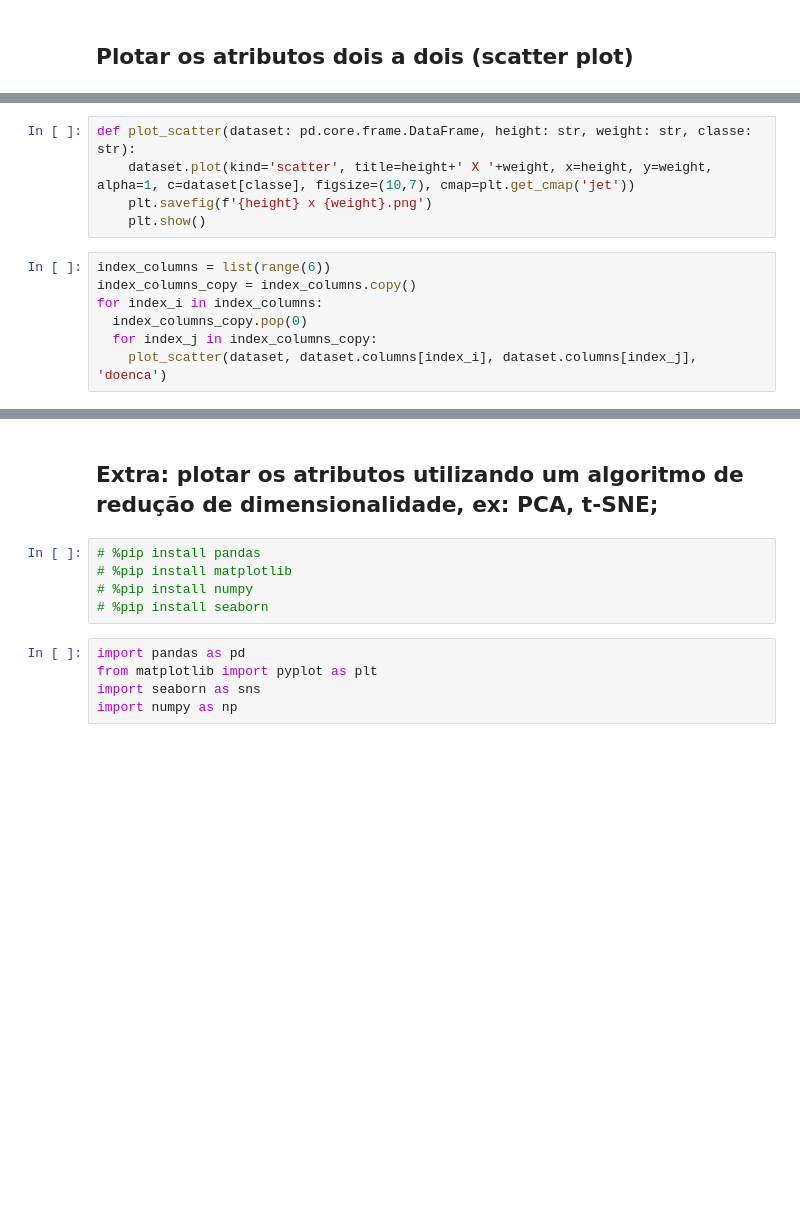
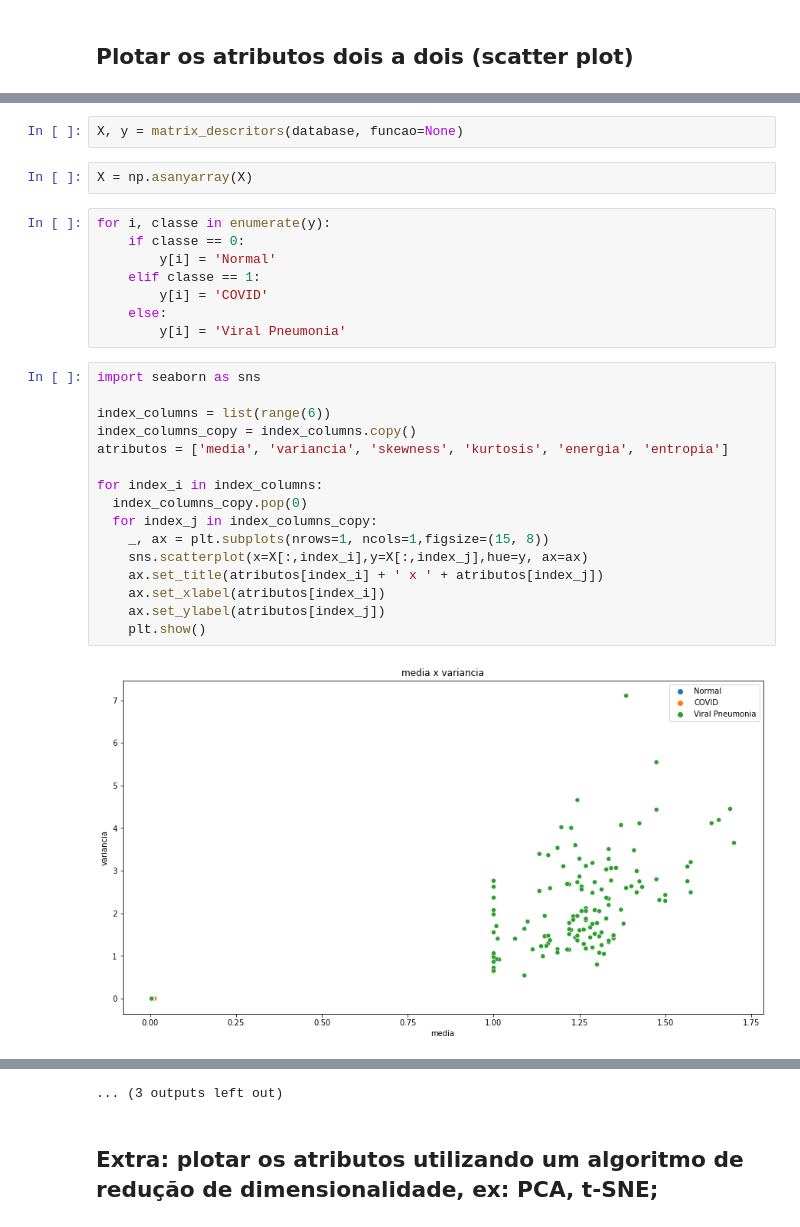
Before and after one commit to EuricoDNJR/Topicos-especiais-em-visao-computacional, a Jupyter notebook: Resolucao1.ipynb, the cells around one changed output, grey strips where cells are left out. Saved outputs shown, nothing was run; the diff lists cells and outputs as text; blank space fills up the shorter version.

```diff
--- a/Resolucao1.ipynb
+++ b/Resolucao1.ipynb
@@ -369,12 +284,30 @@ dataset = pd.DataFrame(load_data_plot(DATABASE_PATH, classes, qtd_imagens=1000),
-# %%
-def plot_scatter(dataset: pd.core.frame.DataFrame, height: str, weight: str, classe: str):
-    dataset.plot(kind='scatter', title=height+' X '+weight, x=height, y=weight, alpha=1, c=dataset[classe], figsize=(10,7), cmap=plt.get_cmap('jet'))
-    plt.savefig(f'{height} x {weight}.png')
-    plt.show()
-# %%
-index_columns = list(range(6))
-index_columns_copy = index_columns.copy()
-for index_i in index_columns:
-  index_columns_copy.pop(0)
-  for index_j in index_columns_copy:
-    plot_scatter(dataset, dataset.columns[index_i], dataset.columns[index_j], 'doenca')
+# %%
+X, y = matrix_descritors(database, funcao=None)
+# %%
+X = np.asanyarray(X)
+# %%
+for i, classe in enumerate(y):
+    if classe == 0:
+        y[i] = 'Normal'
+    elif classe == 1:
+        y[i] = 'COVID'
+    else:
+        y[i] = 'Viral Pneumonia'
+# %%
+import seaborn as sns
+
+index_columns = list(range(6))
+index_columns_copy = index_columns.copy()
+atributos = ['media', 'variancia', 'skewness', 'kurtosis', 'energia', 'entropia']
+
+for index_i in index_columns:
+  index_columns_copy.pop(0)
+  for index_j in index_columns_copy:
+    _, ax = plt.subplots(nrows=1, ncols=1,figsize=(15, 8))
+    sns.scatterplot(x=X[:,index_i],y=X[:,index_j],hue=y, ax=ax)
+    ax.set_title(atributos[index_i] + ' x ' + atributos[index_j])
+    ax.set_xlabel(atributos[index_i])
+    ax.set_ylabel(atributos[index_j])
+    plt.show()
+# %% [output]
+[figure, added]
@@ -381,12 +325,3 @@ for index_i in index_columns:
+... (3 outputs left out)
 # %% [markdown]
 ## Extra: plotar os atributos utilizando um algoritmo de redução de dimensionalidade, ex: PCA, t-SNE;
-# %%
-# %pip install pandas
-# %pip install matplotlib
-# %pip install numpy
-# %pip install seaborn
-# %%
-import pandas as pd
-from matplotlib import pyplot as plt
-import seaborn as sns
-import numpy as np
```
Also changed, not shown: parts of 46 cells of this notebook, 3 other files.
